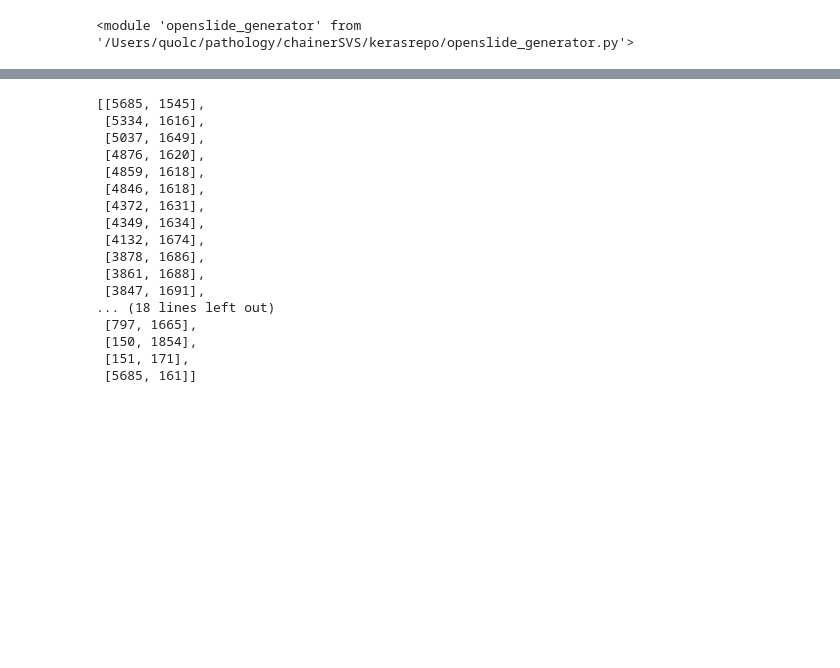
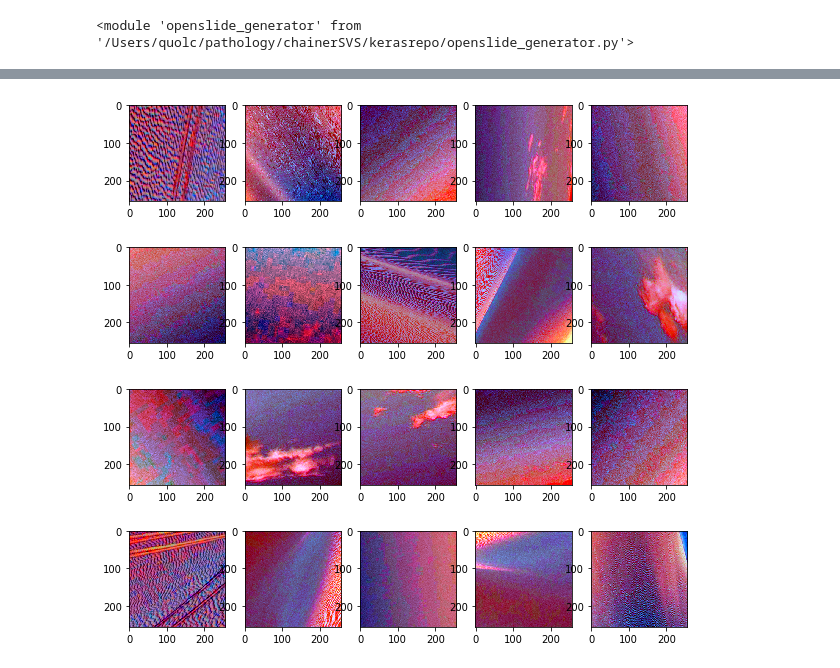
Before and after one commit to quolc/keras-OpenSlideGenerator, a Jupyter notebook: test.ipynb, the cells around one changed output, grey strips where cells are left out. Cells and saved outputs as stored; diff of their text form; code cells hidden in the pictures; blank space fills up the shorter version.

```diff
--- a/test.ipynb
+++ b/test.ipynb
@@ -145,6 +121,6 @@ for i in range(20):
 # %%
 gen_train = openslide_generator.OpenSlideGenerator(
         './train.txt', './test_slides', 512, 256,
-        he_augmentation=True, scale_augmentation=True,
+        color_matching='color_matching_test.jpg',
         verbose=0)
 gen_train.fetch_mode = 'slide'
@@ -172,20 +127,8 @@ gen_train.structure[0][0]
-# %%
-gen_train.shifted_structure[0][0]
-# %% [output]
-[[5685, 1545],
- [5334, 1616],
- [5037, 1649],
- [4876, 1620],
- [4859, 1618],
- [4846, 1618],
- [4372, 1631],
- [4349, 1634],
- [4132, 1674],
- [3878, 1686],
- [3861, 1688],
- [3847, 1691],
-... (18 lines left out)
- [797, 1665],
- [150, 1854],
- [151, 171],
- [5685, 161]]
+# %%
+plt.figure(figsize=(10,10))
+for i in range(20):
+    image, label, (slide_id, region_id, posx, posy) = gen_train.get_example(i)
+    plt.subplot(4,5,i+1)
+    plt.imshow(image.transpose(1,2,0))
+# %% [output]
+[figure, added]
```
Also changed, not shown: parts of 13 cells of this notebook, 3 other files.
